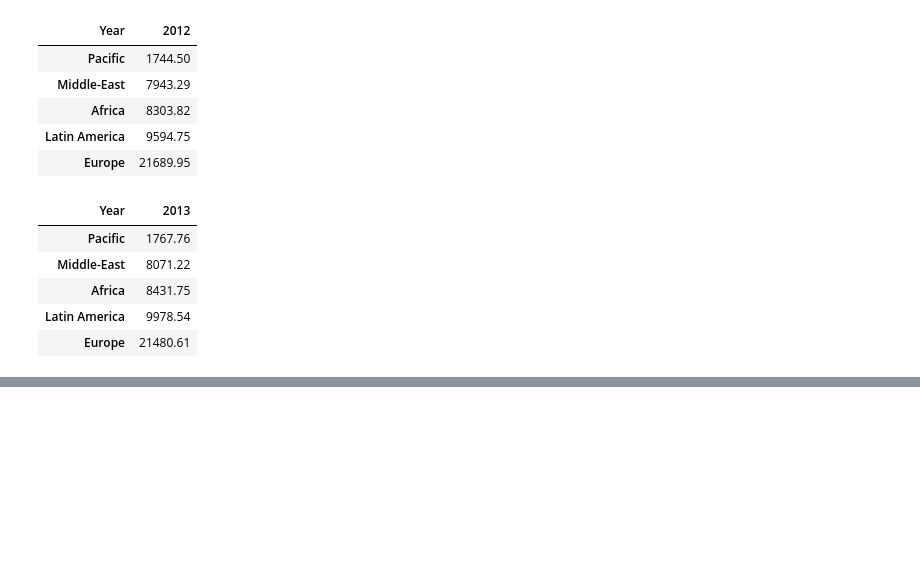
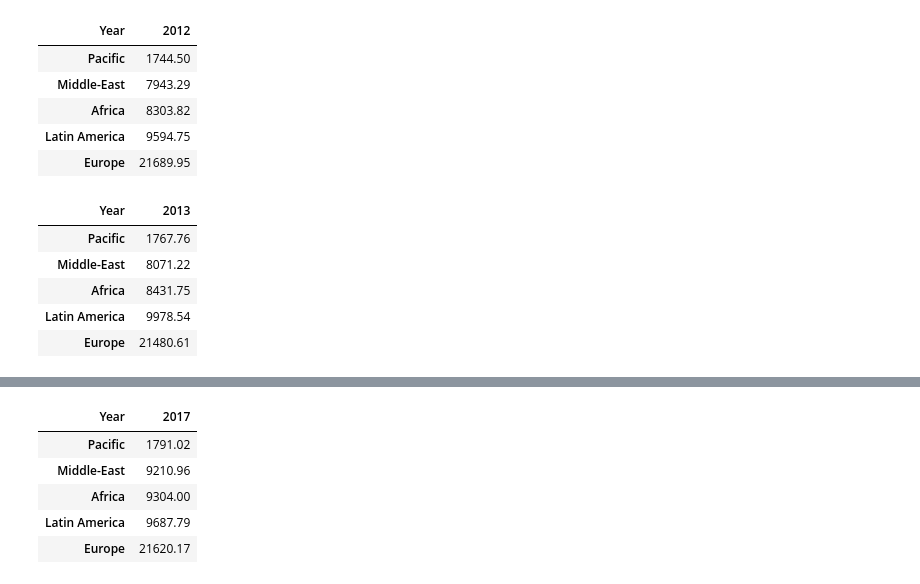
Before and after one commit to Alimva/Trabalho-Final-de-Dados, a Jupyter notebook: main/Notebooks/EDAs/alice_martins.ipynb, the cells around one changed output, grey strips where cells are left out. Cells and saved outputs as stored; diff of their text form; code cells hidden in the pictures; blank space fills up the shorter version.

```diff
--- a/main/Notebooks/EDAs/alice_martins.ipynb
+++ b/main/Notebooks/EDAs/alice_martins.ipynb
@@ -523,0 +551,9 @@ an5.sort_values(by = [2013]).iloc[:5, 2:3]
+# %%
+an6.sort_values(by = [2017]).iloc[:5, 1:2]
+# %% [output]
+| Year | 2017 |
+| Pacific | 1791.02 |
+| Middle-East | 9210.96 |
+| Africa | 9304.00 |
+| Latin America | 9687.79 |
+| Europe | 21620.17 |
```
Also changed, not shown: parts of 8 cells of this notebook.
